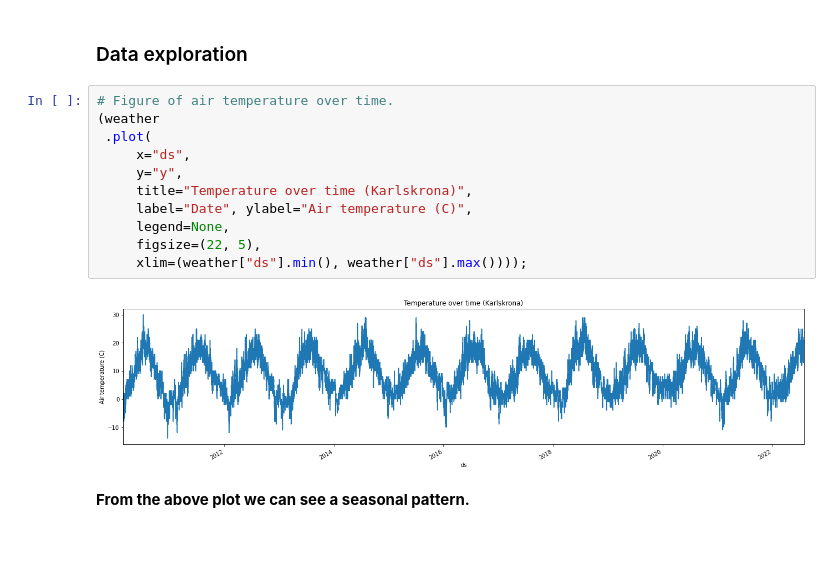
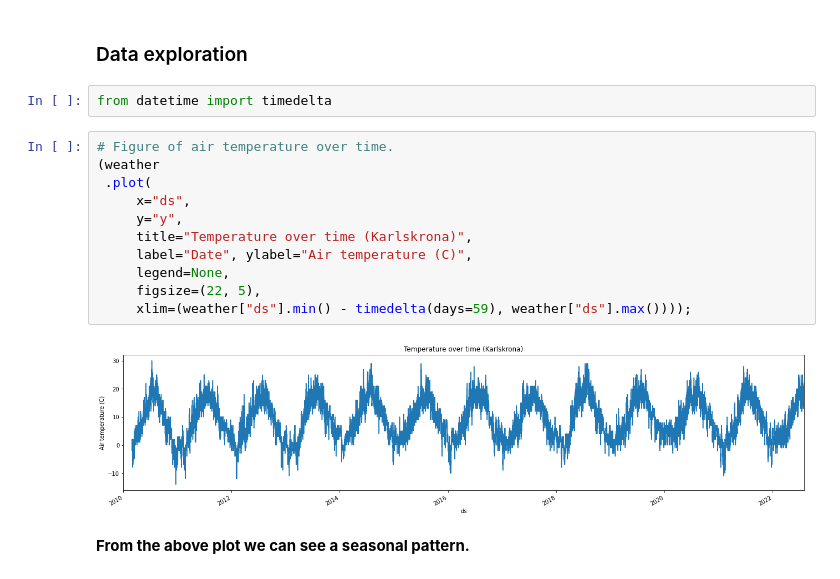
Before and after one commit to Peshkatar/prophet-weather-forecast, a Jupyter notebook: model.ipynb, the cells around one changed output. Cells and saved outputs as stored; diff of their text form; blank space fills up the shorter version.

```diff
--- a/model.ipynb
+++ b/model.ipynb
@@ -87,19 +87,21 @@ y     0
 dtype: int64
 # %% [markdown]
 ### Data exploration
+# %%
+from datetime import timedelta
 # %%
 # Figure of air temperature over time.
 (weather
  .plot(
      x="ds",
      y="y",
      title="Temperature over time (Karlskrona)",
      label="Date", ylabel="Air temperature (C)",
      legend=None,
      figsize=(22, 5),
-     xlim=(weather["ds"].min(), weather["ds"].max())));
+     xlim=(weather["ds"].min() - timedelta(days=59), weather["ds"].max())));
 # %% [output]
-[figure, old version]
+[figure, new version]
 # %% [markdown]
 **From the above plot we can see a seasonal pattern.**
 # %%
```
Also changed, not shown: parts of 1 cell of this notebook.
